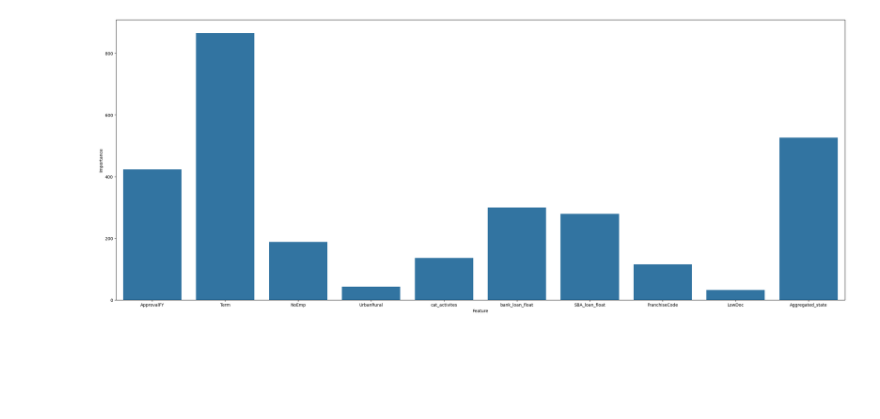
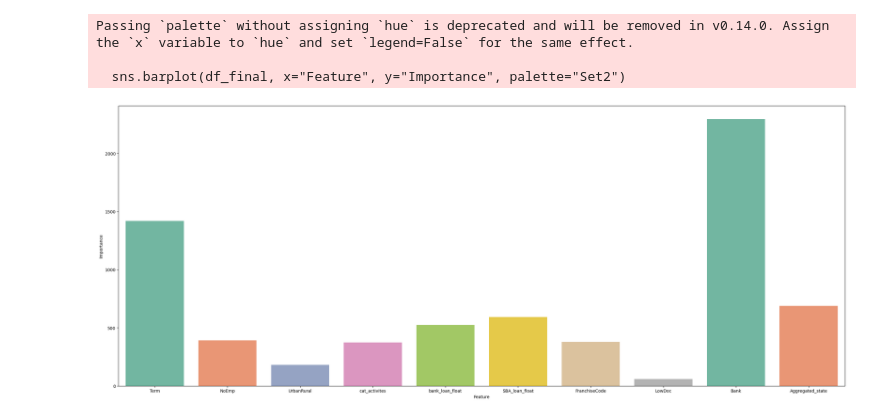
Before and after one commit to haceneZERROUK/brief_loan, a Jupyter notebook: models_exploring.ipynb, the cells around one changed output. Drawn from its saved outputs; the diff is of its cells as text; code cells hidden in the pictures; blank space fills up the shorter version.

```diff
--- a/models_exploring.ipynb
+++ b/models_exploring.ipynb
@@ -22,7 +23,7 @@ base_data.head(1)
 |  | LoanNr_ChkDgt | Name | City | State | Zip | Bank | BankState | NAICS | ApprovalDate | ... |
 | 0 | 1000014003 | ABC HOBBYCRAFT | EVANSVILLE | IN | 47711 | FIFTH THIRD BANK | OH | 451120 | 1997-02-28 | ... |
 # %%
-data = base_data[["State", "ApprovalFY", "Term", "NoEmp", "UrbanRural", "cat_activites", "bank_loan_float", "MIS_Status", "SBA_loan_float", "FranchiseCode", "LowDoc"]]
+data = base_data[["State", "Term", "NoEmp", "UrbanRural", "cat_activites", "bank_loan_float", "MIS_Status", "SBA_loan_float", "FranchiseCode", "LowDoc", "Bank"]]
 # %%
 X_train, X_test, y_train, y_test = train_test_split(data, data["MIS_Status"], test_size=0.1, random_state=42, stratify=data["MIS_Status"])
 
@@ -109,5 +82,5 @@ plt.show()
 X_train_lgb = X_train.copy()
 X_test_lgb = X_test.copy()
 
-X_train_lgb[["State", "LowDoc"]] = X_train_lgb[["State", "LowDoc"]].astype("category")
-X_test_lgb[["State", "LowDoc"]] = X_test_lgb[["State", "LowDoc"]].astype("category")
+X_train_lgb[["State", "LowDoc", "Bank"]] = X_train_lgb[["State", "LowDoc", "Bank"]].astype("category")
+X_test_lgb[["State", "LowDoc", "Bank"]] = X_test_lgb[["State", "LowDoc", "Bank"]].astype("category")
@@ -114,5 +89,6 @@ X_test_lgb[["State", "LowDoc"]] = X_test_lgb[["State", "LowDoc"]].astype("catego
 # %%
-lgb = LGBMClassifier(learning_rate=0.5, n_estimators=100, max_depth=5)
+lgb = LGBMClassifier(learning_rate=0.6, n_estimators=100, max_depth=13, min_child_samples=60, num_leaves=70, boosting_type="dart")
+# lgb = LGBMClassifier(learning_rate=0.27785, n_estimators=192, max_depth=16, subsample=0.90, boosting_type="dart")
 
 lgb.fit(X_train_lgb, y_train)
 # %% [output]
@@ -352,27 +190,30 @@ And if memory is not enough, you can set `force_col_wise=true`.
 # %%
 
 boost = lgb.booster_
 
 feature_names = boost.feature_name()  # Extract feature names
 importances = lgb.feature_importances_  # Extract importance values
 
 # Create a DataFrame
 df = pd.DataFrame({"Feature": feature_names, "Importance": importances})
 
 # Separate features containing "state" and those that don't
 df_state = df[df["Feature"].str.contains("State", case=False, na=False)]
 df_other = df[~df["Feature"].str.contains("State", case=False, na=False)]
 
 # Aggregate "state" features into a single row
 aggregated_row = pd.DataFrame([{"Feature": "Aggregated_state", "Importance": df_state["Importance"].sum()}])
 
 # Combine back the aggregated row with other features
 df_final = pd.concat([df_other, aggregated_row], ignore_index=True)
 plt.figure(figsize=(25, 10))
-sns.barplot(df_final, x="Feature", y="Importance")
+sns.barplot(df_final, x="Feature", y="Importance", palette="Set2")
 plt.tight_layout()
 plt.show()
 # %% [output]
+Passing `palette` without assigning `hue` is deprecated and will be removed in v0.14.0. Assign the `x` variable to `hue` and set `legend=False` for the same effect.
+
+  sns.barplot(df_final, x="Feature", y="Importance", palette="Set2")
-[figure, old version]
+[figure, new version]
 # %%
 print(search_grid.best_params_)
```
Also changed, not shown: parts of 19 cells of this notebook, 1 other file.
